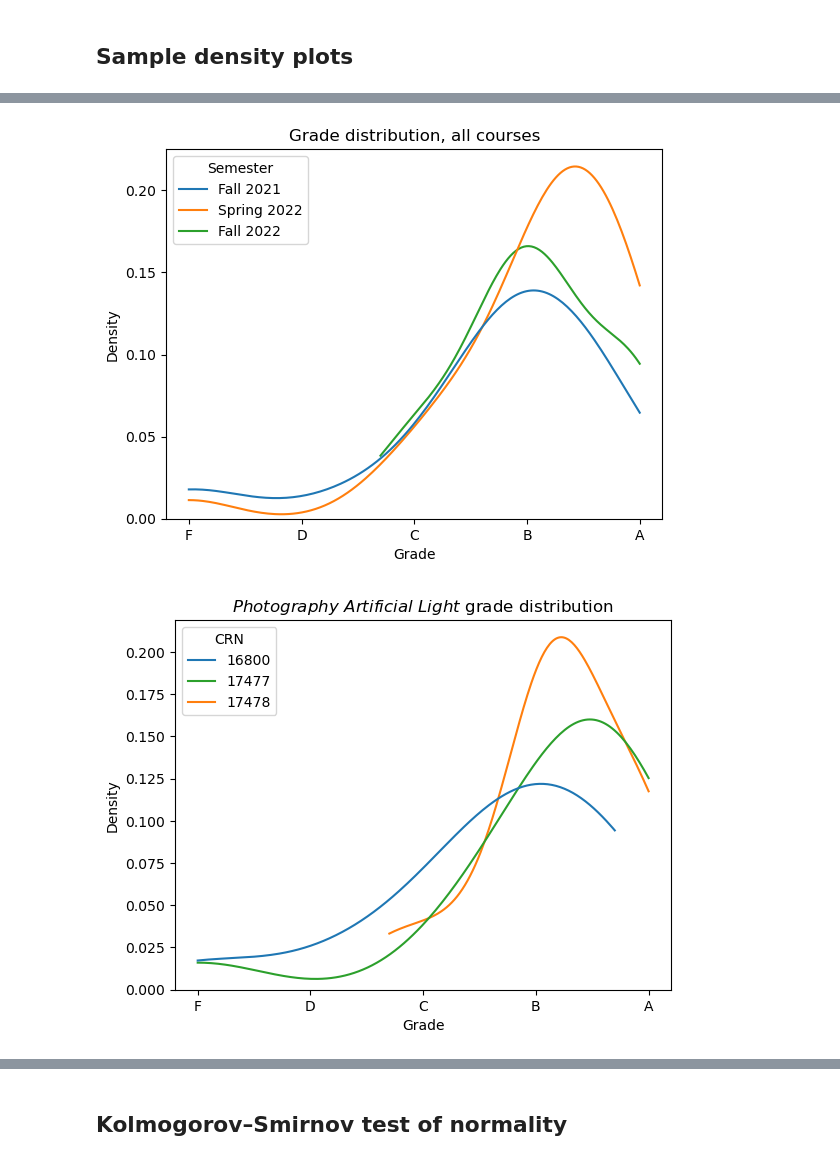
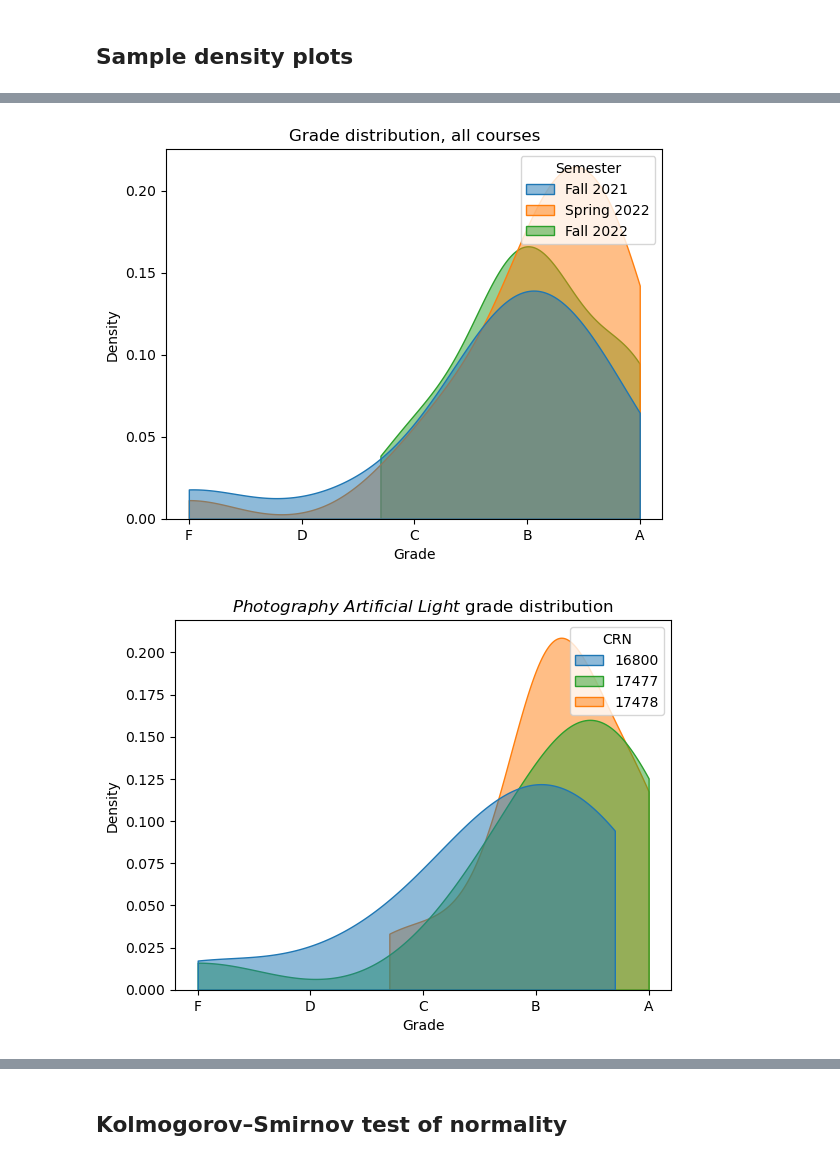
Before and after one commit to gperdrizet/grade_distribution, a Jupyter notebook: grade_distribution_plots.ipynb, the cells around one changed output, grey strips where cells are left out. Drawn from its saved outputs; the diff is of its cells as text; code cells hidden in the pictures.

Commit message:
Added fill to plots.

```diff
--- a/grade_distribution_plots.ipynb
+++ b/grade_distribution_plots.ipynb
@@ -103,7 +104,8 @@ ax = sns.kdeplot(
     data=data,
     x="Grade Points",
     hue="Semester",
-    bw_adjust=1,
+    fill=True,
+    alpha=.5,
     cut=0
 )
 
@@ -115,26 +117,27 @@ plot = ax.set(
 
 xticks = ax.set_xticks(range(5), labels=['F','D','C','B','A'])
 # %% [output]
-[figure, old version]
+[figure, new version]
 # %%
 def ital(s):
     return "\033[3m" + s + "\033[0m"
 
 ax = sns.kdeplot(
     data=data[data['Course title'] == 'Photography: Artificial Light'],
     x="Grade Points",
     hue='CRN',
     palette=palette[:3],
-    bw_adjust=1,
+    fill=True,
+    alpha=.5,
     cut=0
 )
 
 plot = ax.set(
     xlabel='Grade',
     ylabel='Density',
     title='$\it{Photography\ Artificial\ Light}$ grade distribution'
 )
 
 xticks = ax.set_xticks(range(5), labels=['F','D','C','B','A'])
 # %% [output]
-[figure, old version]
+[figure, new version]
```
Also changed, not shown: parts of 3 cells of this notebook.
